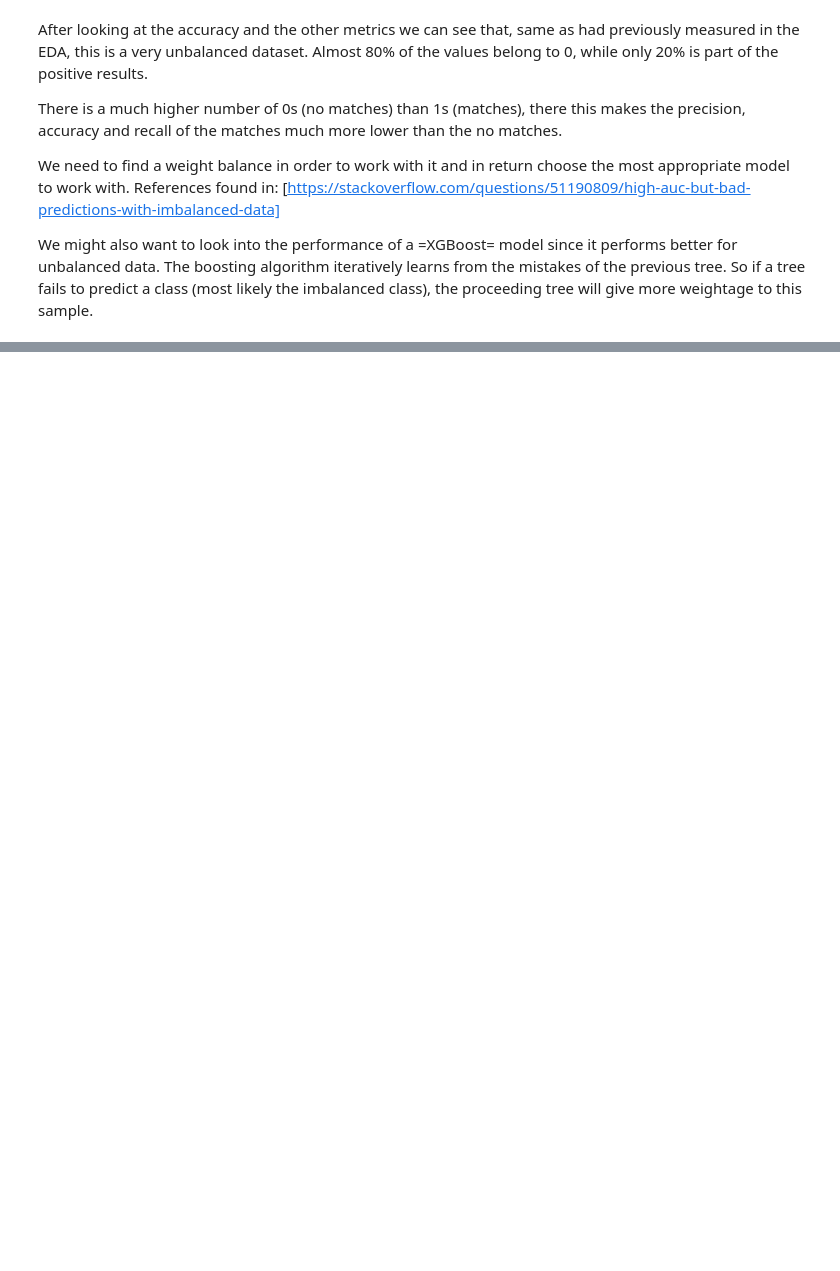
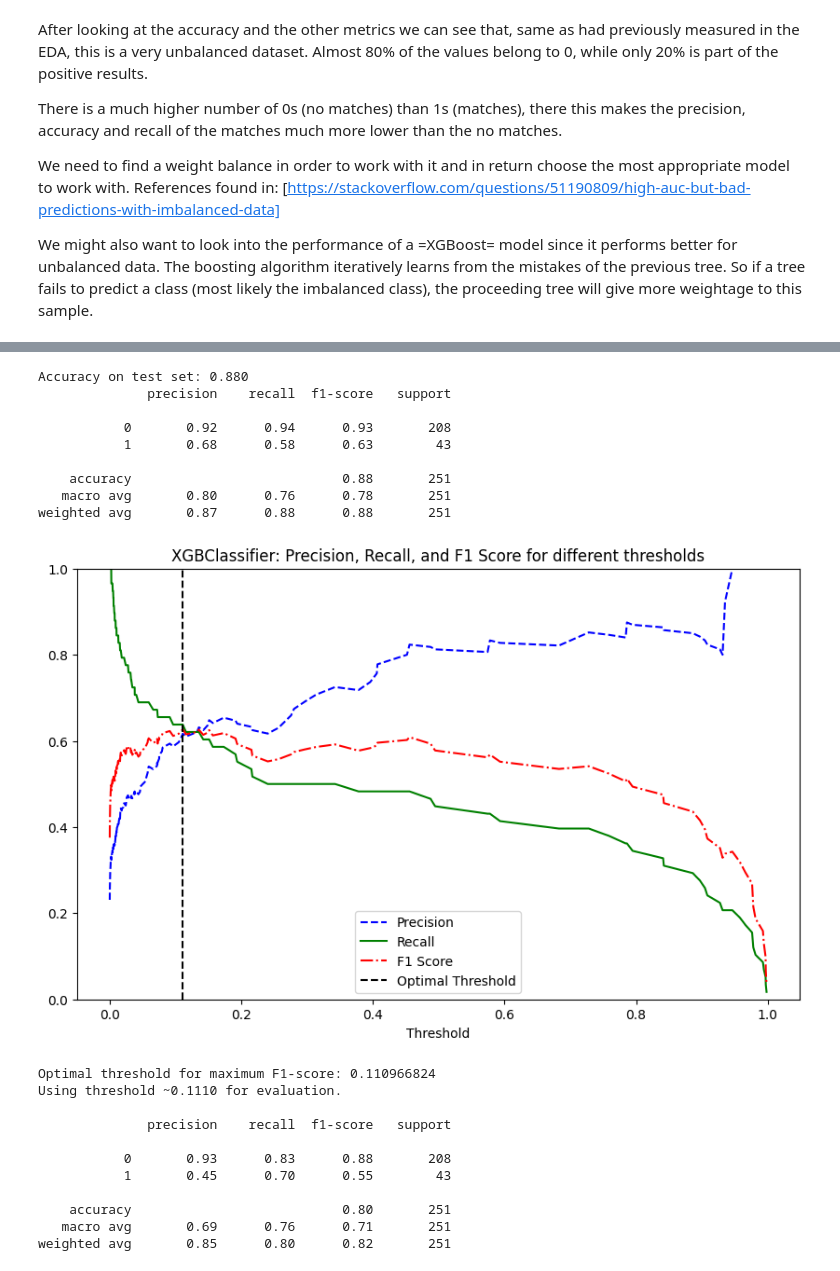
Before and after one commit to meralegre/capstone, a Jupyter notebook: modelling.ipynb, the cells around one changed output, grey strips where cells are left out. Drawn from its saved outputs; the diff is of its cells as text; code cells hidden in the pictures; blank space fills up the shorter version.

```diff
--- a/modelling.ipynb
+++ b/modelling.ipynb
@@ -252,3 +314,36 @@ weighted avg       0.88      0.88      0.88       251
+# %%
+print("Accuracy on test set: {:.3f}".format(xgb_model.score(X_test, y_test)))
+
+probabilities_xgb = (xgb_model.predict_proba(X_test)[:, 1] >= 0.5).astype(int)
+print(classification_report(y_test, probabilities_xgb, zero_division=0))
+
+optimal_threshold_xgb, optimal_report_xgb = pr_threshold(xgb_model, model_name='XGBClassifier')
+
+print("Optimal threshold for maximum F1-score:", optimal_threshold_xgb)
+print(f"Using threshold ~{optimal_threshold_xgb:.4f} for evaluation.\n")
+print(optimal_report_xgb)
+# %% [output]
+Accuracy on test set: 0.880
+              precision    recall  f1-score   support
+
+           0       0.92      0.94      0.93       208
+           1       0.68      0.58      0.63        43
+
+    accuracy                           0.88       251
+   macro avg       0.80      0.76      0.78       251
+weighted avg       0.87      0.88      0.88       251
+[figure, added]
+Optimal threshold for maximum F1-score: 0.110966824
+Using threshold ~0.1110 for evaluation.
+
+              precision    recall  f1-score   support
+
+           0       0.93      0.83      0.88       208
+           1       0.45      0.70      0.55        43
+
+    accuracy                           0.80       251
+   macro avg       0.69      0.76      0.71       251
+weighted avg       0.85      0.80      0.82       251
 # %%
 import shap
 
```
Also changed, not shown: parts of 16 cells of this notebook.
